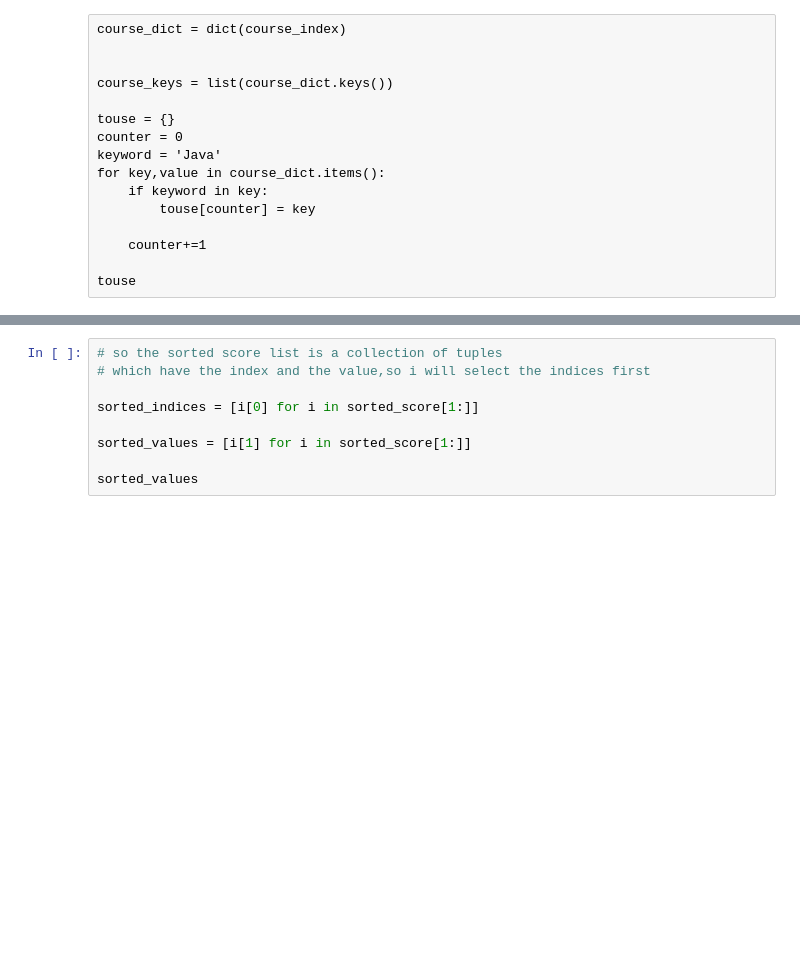
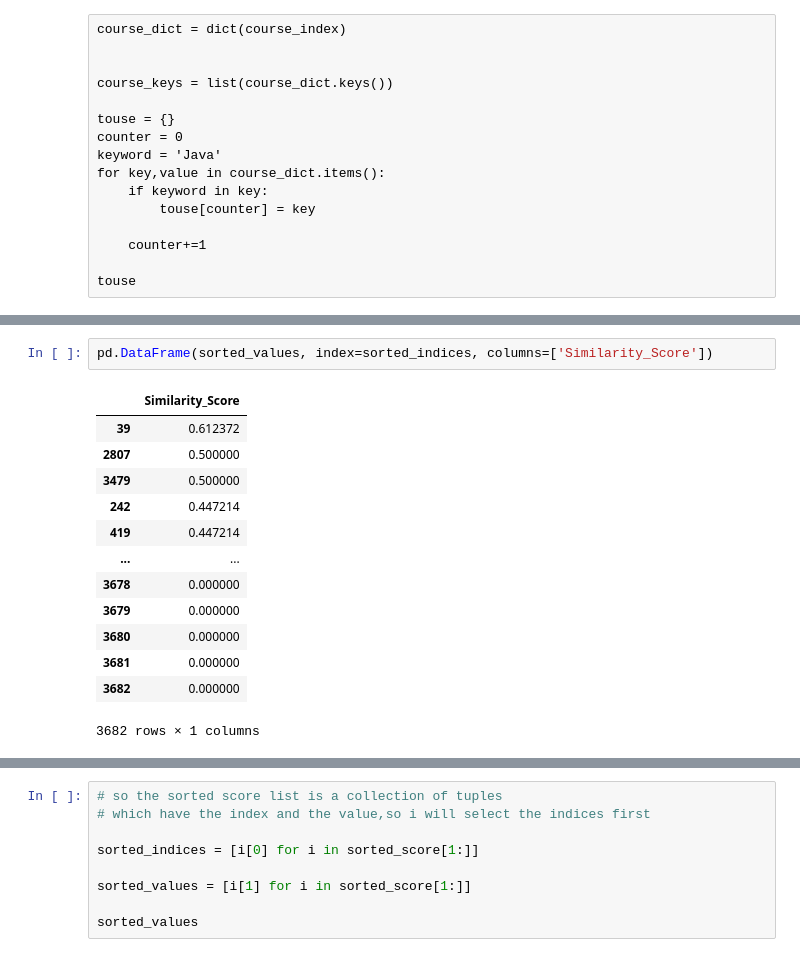
Before and after one commit to brunhs/projects, a Jupyter notebook: course-recommender-system-app/Course Recommendation System.ipynb, the cells around one changed output, grey strips where cells are left out. Cells and saved outputs as stored; diff of their text form; blank space fills up the shorter version.

```diff
--- a/course-recommender-system-app/Course Recommendation System.ipynb
+++ b/course-recommender-system-app/Course Recommendation System.ipynb
@@ -241,0 +436,16 @@ index = course_index['How To Maximize Your Profits Trading Options']
+# %%
+pd.DataFrame(sorted_values, index=sorted_indices, columns=['Similarity_Score'])
+# %% [output]
+|  | Similarity_Score |
+| 39 | 0.612372 |
+| 2807 | 0.500000 |
+| 3479 | 0.500000 |
+| 242 | 0.447214 |
+| 419 | 0.447214 |
+| ... | ... |
+| 3678 | 0.000000 |
+| 3679 | 0.000000 |
+| 3680 | 0.000000 |
+| 3681 | 0.000000 |
+| 3682 | 0.000000 |
+3682 rows × 1 columns
```
Also changed, not shown: parts of 22 cells of this notebook, 5 other files.
